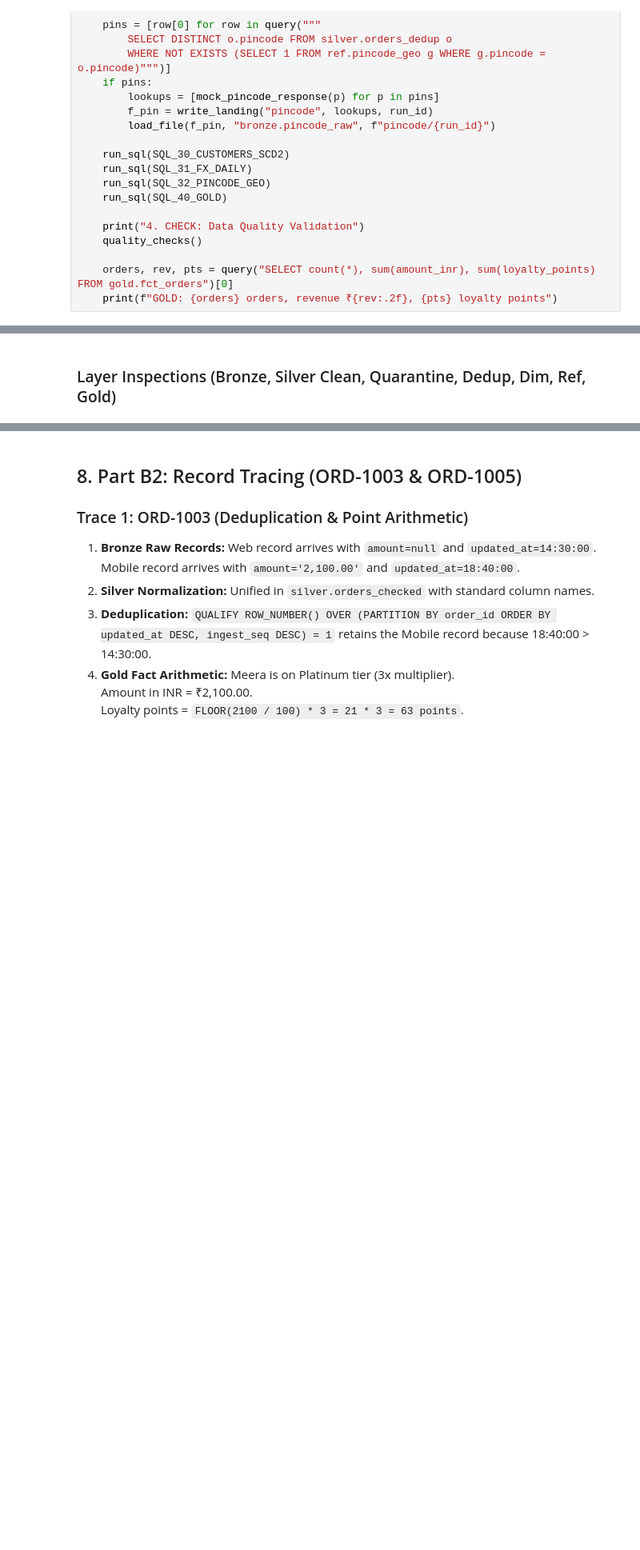
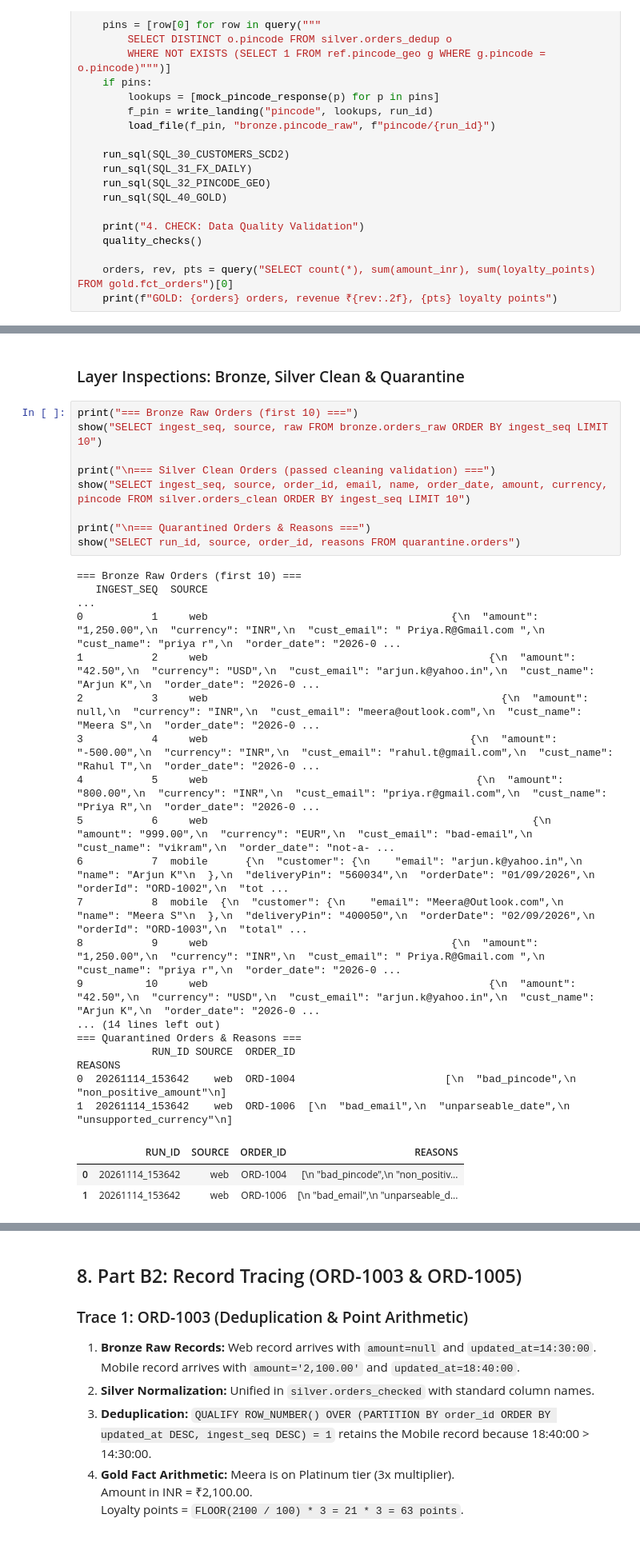
Before and after one commit to teja-0311/freshcart-pipeline, a Jupyter notebook: elt/freshcart_elt.ipynb, the cells around one changed output, grey strips where cells are left out. Shown at 80% size. Drawn from its saved outputs; the diff is of its cells as text; blank space fills up the shorter version.

```diff
--- a/elt/freshcart_elt.ipynb
+++ b/elt/freshcart_elt.ipynb
@@ -623,2 +616,32 @@ SELECT (SELECT COUNT(*) FROM bronze.orders_raw)      AS bronze_rows,
 # %% [markdown]
-### Layer Inspections (Bronze, Silver Clean, Quarantine, Dedup, Dim, Ref, Gold)
+### Layer Inspections: Bronze, Silver Clean & Quarantine
+# %%
+print("=== Bronze Raw Orders (first 10) ===")
+show("SELECT ingest_seq, source, raw FROM bronze.orders_raw ORDER BY ingest_seq LIMIT 10")
+
+print("\n=== Silver Clean Orders (passed cleaning validation) ===")
+show("SELECT ingest_seq, source, order_id, email, name, order_date, amount, currency, pincode FROM silver.orders_clean ORDER BY ingest_seq LIMIT 10")
+
+print("\n=== Quarantined Orders & Reasons ===")
+show("SELECT run_id, source, order_id, reasons FROM quarantine.orders")
+# %% [output]
+=== Bronze Raw Orders (first 10) ===
+   INGEST_SEQ  SOURCE                                                                                                                                                                                    ...
+0           1     web                                       {\n  "amount": "1,250.00",\n  "currency": "INR",\n  "cust_email": " Priya.R@Gmail.com ",\n  "cust_name": "priya r",\n  "order_date": "2026-0 ...
+1           2     web                                             {\n  "amount": "42.50",\n  "currency": "USD",\n  "cust_email": "arjun.k@yahoo.in",\n  "cust_name": "Arjun K",\n  "order_date": "2026-0 ...
+2           3     web                                               {\n  "amount": null,\n  "currency": "INR",\n  "cust_email": "meera@outlook.com",\n  "cust_name": "Meera S",\n  "order_date": "2026-0 ...
+3           4     web                                          {\n  "amount": "-500.00",\n  "currency": "INR",\n  "cust_email": "rahul.t@gmail.com",\n  "cust_name": "Rahul T",\n  "order_date": "2026-0 ...
+4           5     web                                           {\n  "amount": "800.00",\n  "currency": "INR",\n  "cust_email": "priya.r@gmail.com",\n  "cust_name": "Priya R",\n  "order_date": "2026-0 ...
+5           6     web                                                    {\n  "amount": "999.00",\n  "currency": "EUR",\n  "cust_email": "bad-email",\n  "cust_name": "vikram",\n  "order_date": "not-a- ...
+6           7  mobile      {\n  "customer": {\n    "email": "arjun.k@yahoo.in",\n    "name": "Arjun K"\n  },\n  "deliveryPin": "560034",\n  "orderDate": "01/09/2026",\n  "orderId": "ORD-1002",\n  "tot ...
+7           8  mobile  {\n  "customer": {\n    "email": "Meera@Outlook.com",\n    "name": "Meera S"\n  },\n  "deliveryPin": "400050",\n  "orderDate": "02/09/2026",\n  "orderId": "ORD-1003",\n  "total" ...
+8           9     web                                       {\n  "amount": "1,250.00",\n  "currency": "INR",\n  "cust_email": " Priya.R@Gmail.com ",\n  "cust_name": "priya r",\n  "order_date": "2026-0 ...
+9          10     web                                             {\n  "amount": "42.50",\n  "currency": "USD",\n  "cust_email": "arjun.k@yahoo.in",\n  "cust_name": "Arjun K",\n  "order_date": "2026-0 ...
+... (14 lines left out)
+=== Quarantined Orders & Reasons ===
+            RUN_ID SOURCE  ORDER_ID                                                                REASONS
+0  20261114_153642    web  ORD-1004                        [\n  "bad_pincode",\n  "non_positive_amount"\n]
+1  20261114_153642    web  ORD-1006  [\n  "bad_email",\n  "unparseable_date",\n  "unsupported_currency"\n]
+|  | RUN_ID | SOURCE | ORDER_ID | REASONS |
+| 0 | 20261114_153642 | web | ORD-1004 | [\n "bad_pincode",\n "non_positiv... |
+| 1 | 20261114_153642 | web | ORD-1006 | [\n "bad_email",\n "unparseable_d... |
```
Also changed, not shown: parts of 18 cells of this notebook, 5 other files.
